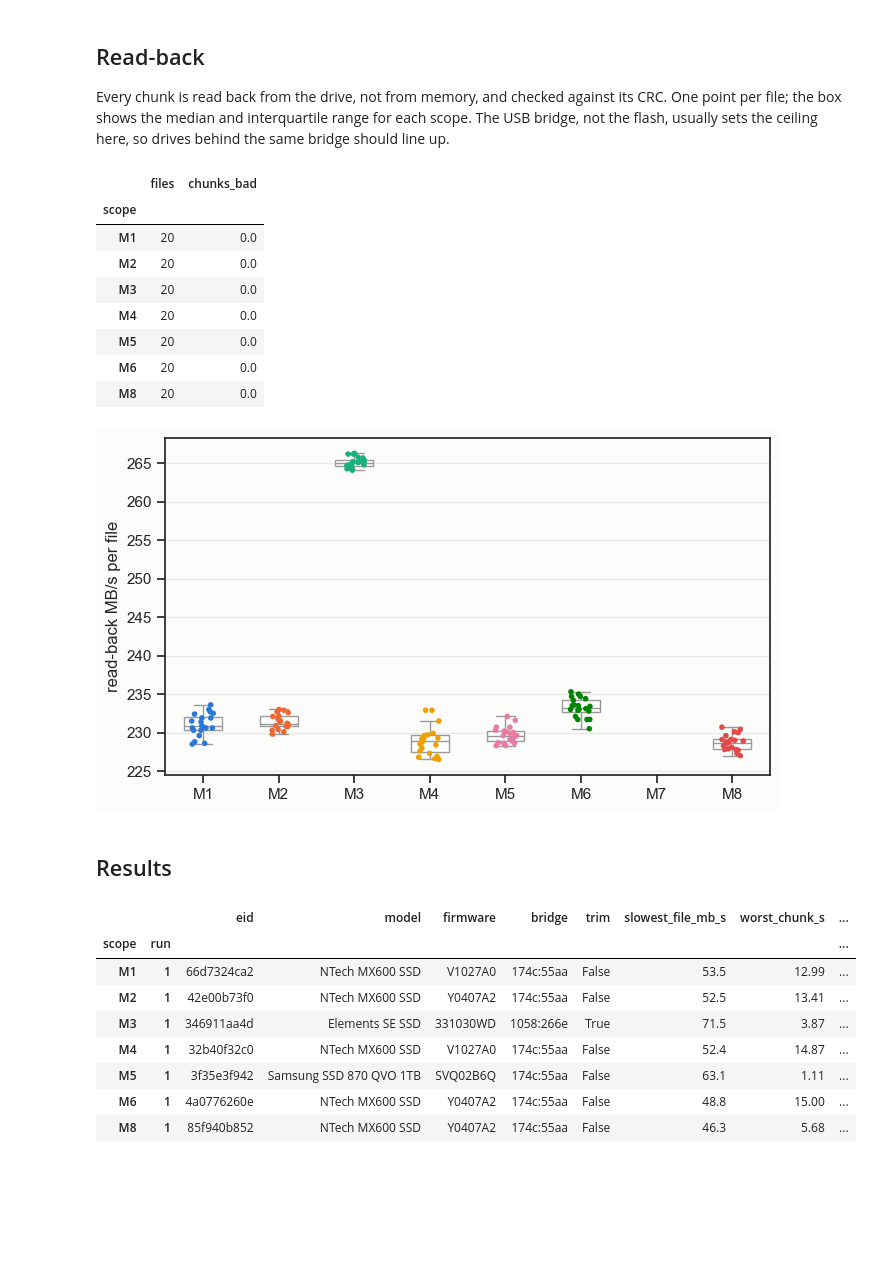
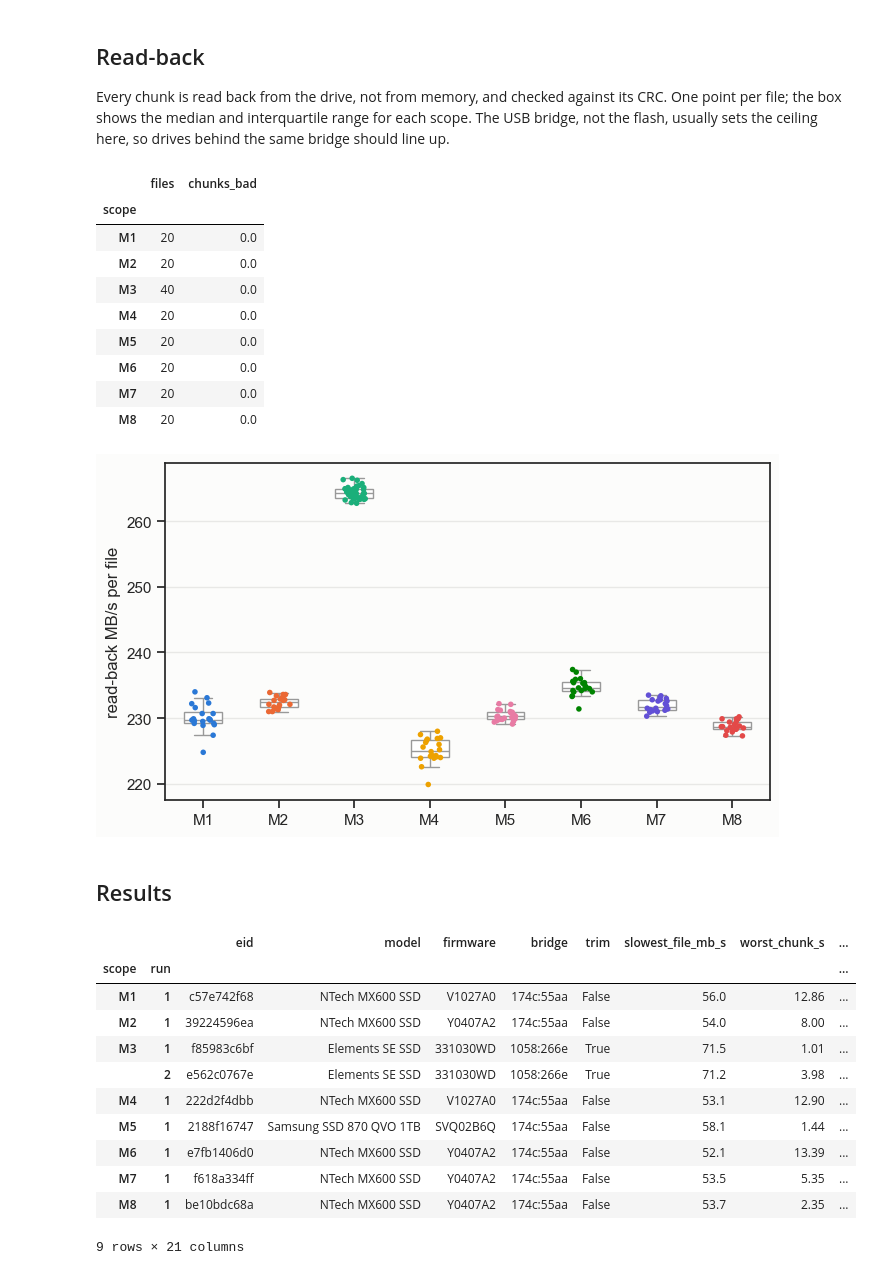
Before and after one commit to Trappy-Scopes/trappyframe, a Jupyter notebook: calibrations/storage_health.ipynb, the cells around one changed output. Drawn from its saved outputs; the diff is of its cells as text; code cells hidden in the pictures; blank space fills up the shorter version.

```diff
--- a/calibrations/storage_health.ipynb
+++ b/calibrations/storage_health.ipynb
@@ -41,7 +41,7 @@ import seaborn as sns
 import rich, yaml
 from explorer.legacy import ExpExplorer
 
-DATA = "/Users/byatharth/data/debugging/2026_11_15_storage_test2"   # set to your own runs
+DATA = "/Users/byatharth/data/debugging/2026_11_17_storage_health_test3"   # set to your own runs
 OUT = "results"                                        # the fleet table is written here
 REQ = 15.7                                             # MB/s a continuous recording needs
 CHUNK_MB = 64 * 2**20 / 1e6                            # one 64 MiB chunk, in MB
@@ -287,12 +292,13 @@ rb.groupby("scope").agg(files=("read_mb_s", "size"), chunks_bad=("chunks_bad", "
 | scope |  |  |
 | M1 | 20 | 0.0 |
 | M2 | 20 | 0.0 |
-| M3 | 20 | 0.0 |
+| M3 | 40 | 0.0 |
 | M4 | 20 | 0.0 |
 | M5 | 20 | 0.0 |
 | M6 | 20 | 0.0 |
+| M7 | 20 | 0.0 |
 | M8 | 20 | 0.0 |
-[figure, old version]
+[figure, new version]
 # %% [markdown]
 ## Results
 # %%
@@ -310,6 +316,7 @@ def ident(k, r):
             "worst_chunk_s": W[k].write_s.max(),
             "chunks_over_real_time": int((W[k].write_s > RT_S).sum()),
             "lifetime_tb_written": ssd.get("lifetime_written_tb"),
+            "page_cache_room_mb": J[k].get("page_cache", {}).get("freerun_mb"),
             "read_mb_s": np.median([x["read_mb_s"] for x in f]),
             "crc_bad": sum(x["chunks_bad"] for x in f),
             "smart": b.get("health"),
@@ -324,26 +331,30 @@ fleet = (runs[["eid"]].join(fleet).join(cache_tab)
          .assign(behind_mb_max=[behind[k] for k in runs.index]))
 # %%
 fail = ((fleet.crc_bad > 0) | (fleet.smart != "PASSED") | fleet.smart_worse
-        | (fleet.kernel_errors > 0) | (fleet.post_cache_mb_s < 3 * REQ))
+        | (fleet.kernel_errors > 0) | (fleet.post_cache_mb_s < 3 * REQ)
+        | (fleet.behind_mb_max > fleet.page_cache_room_mb))   # a recording would block on write
 warn = fleet.behind_mb_max > 2 * REQ                       # more than 2 s of video waiting
 fleet["verdict"] = np.select([fail, warn], ["FAIL", "WARN"], "PASS")
 
 os.makedirs(OUT, exist_ok=True)
 fleet.to_csv(f"{OUT}/storage_health.csv")
 for k, row in fleet.iterrows():                           # one copy next to each run's data
     with open(os.path.join(exps.get_analysis_dir(row.eid), "storage_health.yaml"), "w") as f:
         yaml.safe_dump({c: (v.item() if hasattr(v, "item") else v) for c, v in row.items()}, f)
 fleet.round(2)
 # %% [output]
 |  |  | eid | model | firmware | bridge | trim | slowest_file_mb_s | worst_chunk_s | ... |
 | scope | run |  |  |  |  |  |  |  | ... |
-| M1 | 1 | 66d7324ca2 | NTech MX600 SSD | V1027A0 | 174c:55aa | False | 53.5 | 12.99 | ... |
-| M2 | 1 | 42e00b73f0 | NTech MX600 SSD | Y0407A2 | 174c:55aa | False | 52.5 | 13.41 | ... |
-| M3 | 1 | 346911aa4d | Elements SE SSD | 331030WD | 1058:266e | True | 71.5 | 3.87 | ... |
-| M4 | 1 | 32b40f32c0 | NTech MX600 SSD | V1027A0 | 174c:55aa | False | 52.4 | 14.87 | ... |
-| M5 | 1 | 3f35e3f942 | Samsung SSD 870 QVO 1TB | SVQ02B6Q | 174c:55aa | False | 63.1 | 1.11 | ... |
-| M6 | 1 | 4a0776260e | NTech MX600 SSD | Y0407A2 | 174c:55aa | False | 48.8 | 15.00 | ... |
-| M8 | 1 | 85f940b852 | NTech MX600 SSD | Y0407A2 | 174c:55aa | False | 46.3 | 5.68 | ... |
+| M1 | 1 | c57e742f68 | NTech MX600 SSD | V1027A0 | 174c:55aa | False | 56.0 | 12.86 | ... |
+| M2 | 1 | 39224596ea | NTech MX600 SSD | Y0407A2 | 174c:55aa | False | 54.0 | 8.00 | ... |
+| M3 | 1 | f85983c6bf | Elements SE SSD | 331030WD | 1058:266e | True | 71.5 | 1.01 | ... |
+|  | 2 | e562c0767e | Elements SE SSD | 331030WD | 1058:266e | True | 71.2 | 3.98 | ... |
+| M4 | 1 | 222d2f4dbb | NTech MX600 SSD | V1027A0 | 174c:55aa | False | 53.1 | 12.90 | ... |
+| M5 | 1 | 2188f16747 | Samsung SSD 870 QVO 1TB | SVQ02B6Q | 174c:55aa | False | 58.1 | 1.44 | ... |
+| M6 | 1 | e7fb1406d0 | NTech MX600 SSD | Y0407A2 | 174c:55aa | False | 52.1 | 13.39 | ... |
+| M7 | 1 | f618a334ff | NTech MX600 SSD | Y0407A2 | 174c:55aa | False | 53.5 | 5.35 | ... |
+| M8 | 1 | be10bdc68a | NTech MX600 SSD | Y0407A2 | 174c:55aa | False | 53.7 | 2.35 | ... |
+9 rows × 21 columns
 # %% [markdown]
 ## Acceptance
 
```
Also changed, not shown: parts of 8 cells of this notebook, 1 other file.
